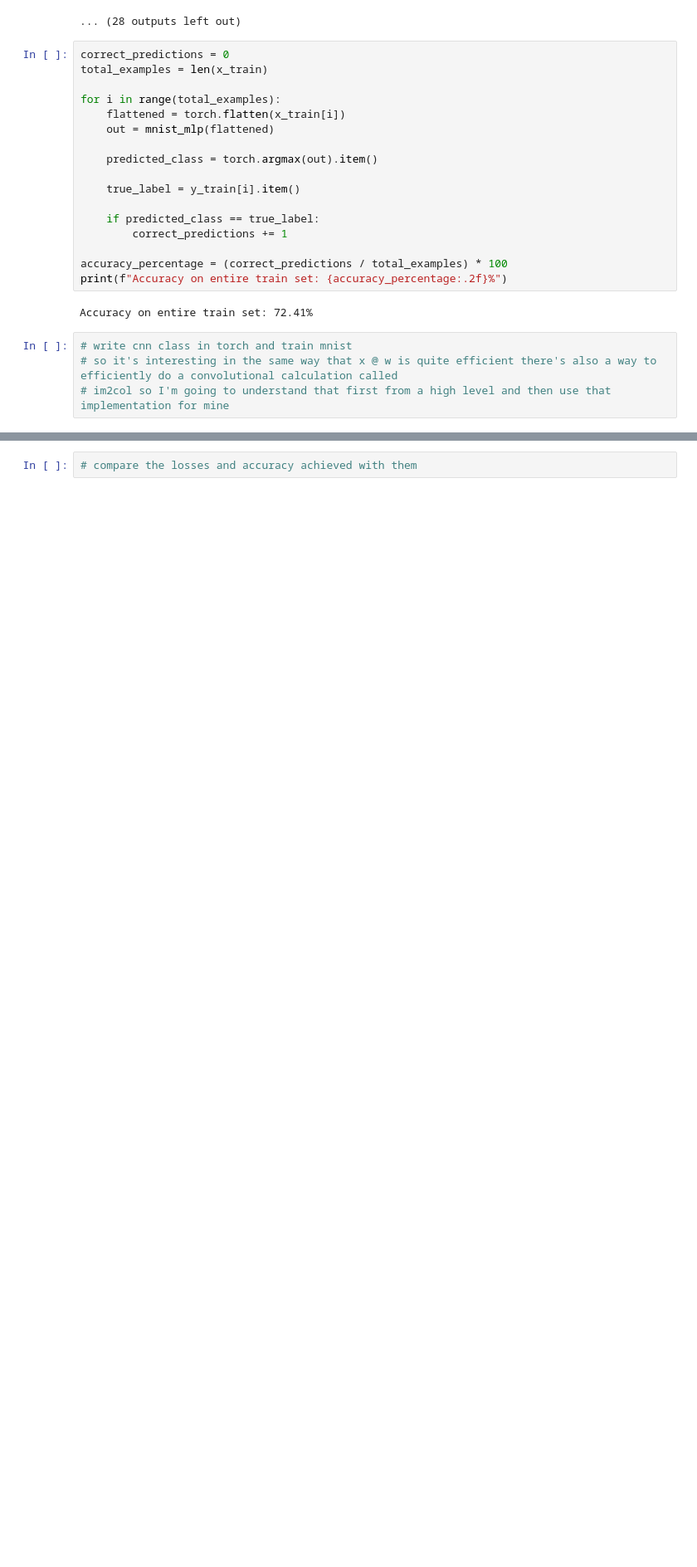
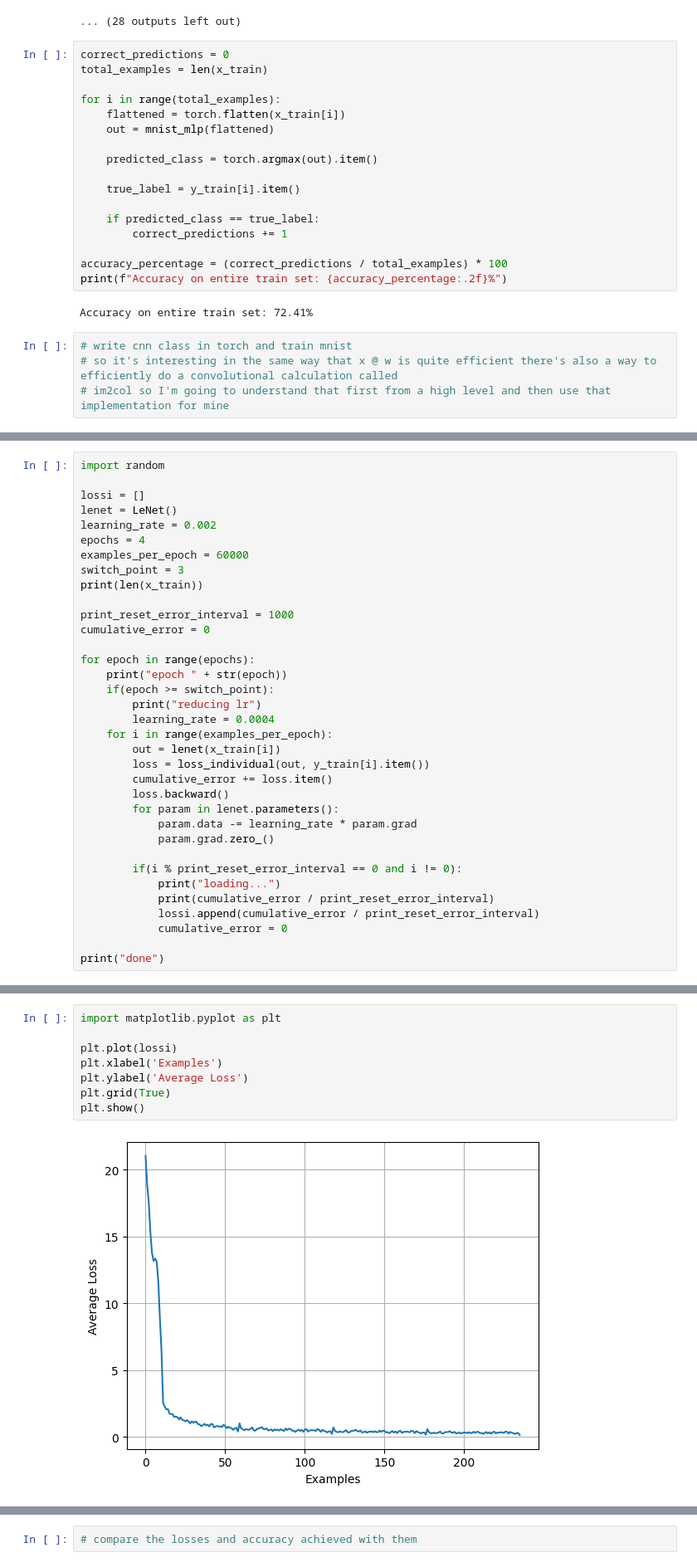
Before and after one commit to julianh65/ML_Learning, a Jupyter notebook: 02-lenet-training-fixes-and-optimizations/lenet_pytorch.ipynb, the cells around one changed output, grey strips where cells are left out. Shown at 83% size. Drawn from its saved outputs; the diff is of its cells as text; blank space fills up the shorter version.

```diff
--- a/02-lenet-training-fixes-and-optimizations/lenet_pytorch.ipynb
+++ b/02-lenet-training-fixes-and-optimizations/lenet_pytorch.ipynb
@@ -196,0 +341,35 @@ The other way is the fast fourier transform method where you do some fancy stuff
+# %%
+import random
+
+lossi = []
+lenet = LeNet()
+learning_rate = 0.002
+epochs = 4
+examples_per_epoch = 60000
+switch_point = 3
+print(len(x_train))
+
+print_reset_error_interval = 1000
+cumulative_error = 0
+
+for epoch in range(epochs):
+    print("epoch " + str(epoch))
+    if(epoch >= switch_point):
+        print("reducing lr")
+        learning_rate = 0.0004
+    for i in range(examples_per_epoch):
+        out = lenet(x_train[i])
+        loss = loss_individual(out, y_train[i].item())
+        cumulative_error += loss.item()
+        loss.backward()
+        for param in lenet.parameters():
+            param.data -= learning_rate * param.grad
+            param.grad.zero_()
+
+        if(i % print_reset_error_interval == 0 and i != 0):
+            print("loading...")
+            print(cumulative_error / print_reset_error_interval)
+            lossi.append(cumulative_error / print_reset_error_interval)
+            cumulative_error = 0
+
+print("done")
@@ -196,0 +394,10 @@ The other way is the fast fourier transform method where you do some fancy stuff
+# %%
+import matplotlib.pyplot as plt
+
+plt.plot(lossi)
+plt.xlabel('Examples')
+plt.ylabel('Average Loss')
+plt.grid(True)
+plt.show()
+# %% [output]
+[figure, added]
```
Also changed, not shown: parts of 7 cells of this notebook, 1 other file.
